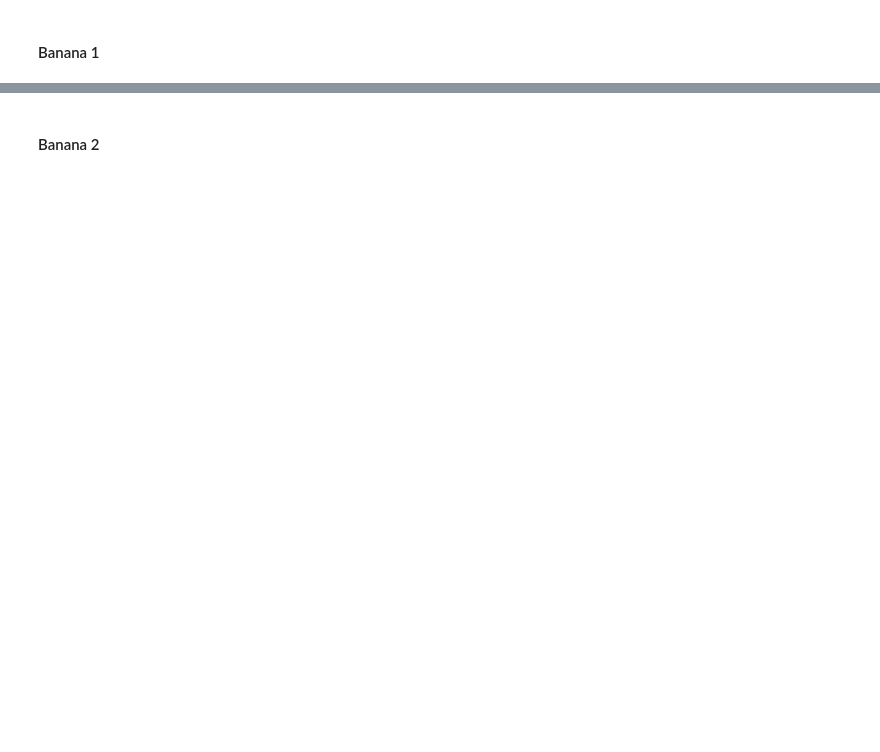
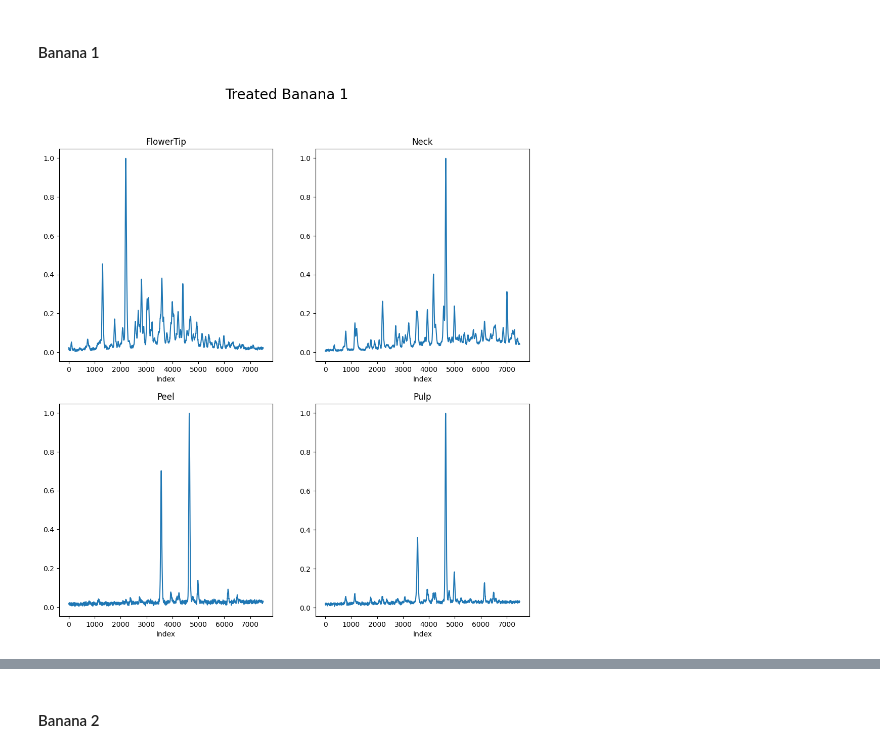
Before and after one commit to MorganKryze/Bananas-Fraud, a Jupyter notebook: src/process.ipynb, the cells around one changed output, grey strips where cells are left out. Saved outputs shown, nothing was run; the diff lists cells and outputs as text; code cells hidden in the pictures; blank space fills up the shorter version.

```diff
--- a/src/process.ipynb
+++ b/src/process.ipynb
@@ -92,2 +126,23 @@ We need for every dataframe to convert the content to float, as it is stored as
+# %%
+def plot_4_signals(dataframe1, dataframe2, dataframe3, dataframe4, title1, title2, title3, title4, g_title):
+    fig, axs = plt.subplots(2, 2, figsize=(12, 12))
+    fig.suptitle(g_title, fontsize=20)
+    axs[0, 0].plot(dataframe1)
+    axs[0, 0].set_title(title1)
+    axs[0, 0].set_xlabel('Index')
+
+    axs[0, 1].plot(dataframe2)
+    axs[0, 1].set_title(title2)
+    axs[0, 1].set_xlabel('Index')
+
+    axs[1, 0].plot(dataframe3)
+    axs[1, 0].set_title(title3)
+    axs[1, 0].set_xlabel('Index')
+
+    axs[1, 1].plot(dataframe4)
+    axs[1, 1].set_title(title4)
+    axs[1, 1].set_xlabel('Index')
+
+    plt.show()
 # %% [markdown]
 #### Banana 1
@@ -113,0 +149,24 @@ banana1_pulp_untreated = pd.read_csv("../data/Untreated_samples/1-Pulp.txt", sep
+# %%
+banana1_flowertip_treated = average_signals(
+    normalize_data(load_data("../data/Treated_samples/1-FlowerTip-1.txt")),
+    normalize_data(load_data("../data/Treated_samples/1-FlowerTip-2.txt")),
+    normalize_data(load_data("../data/Treated_samples/1-FlowerTip-3.txt")))
+
+banana1_neck_treated = average_signals(
+    normalize_data(load_data("../data/Treated_samples/1-Neck-1.txt")),
+    normalize_data(load_data("../data/Treated_samples/1-Neck-2.txt")),
+    normalize_data(load_data("../data/Treated_samples/1-Neck-3.txt")))
+
+banana1_peel_treated = average_signals(
+    normalize_data(load_data("../data/Treated_samples/1-Peel-1.txt")),
+    normalize_data(load_data("../data/Treated_samples/1-Peel-2.txt")),
+    normalize_data(load_data("../data/Treated_samples/1-Peel-3.txt")))
+
+banana1_pulp_treated = average_signals(
+    normalize_data(load_data("../data/Treated_samples/1-Pulp-1.txt")),
+    normalize_data(load_data("../data/Treated_samples/1-Pulp-2.txt")),
+    normalize_data(load_data("../data/Treated_samples/1-Pulp-3.txt")))
+
+plot_4_signals(banana1_flowertip_treated, banana1_neck_treated, banana1_peel_treated, banana1_pulp_treated, 'FlowerTip', 'Neck', 'Peel', 'Pulp', 'Treated Banana 1')
+# %% [output]
+[figure, added]
```
Also changed, not shown: parts of 50 cells of this notebook.
